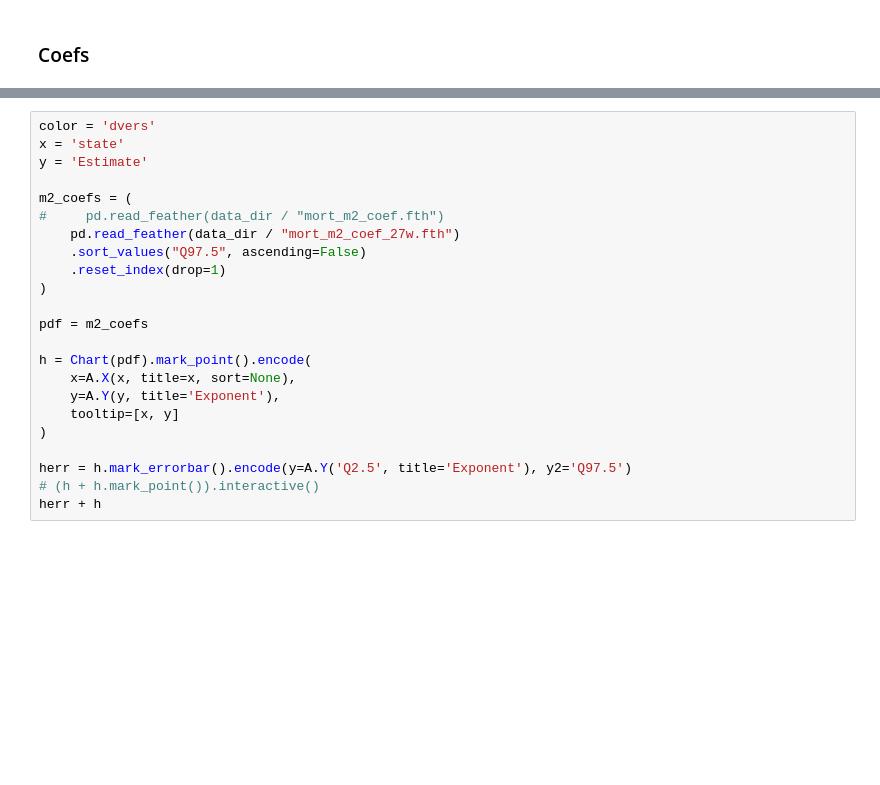
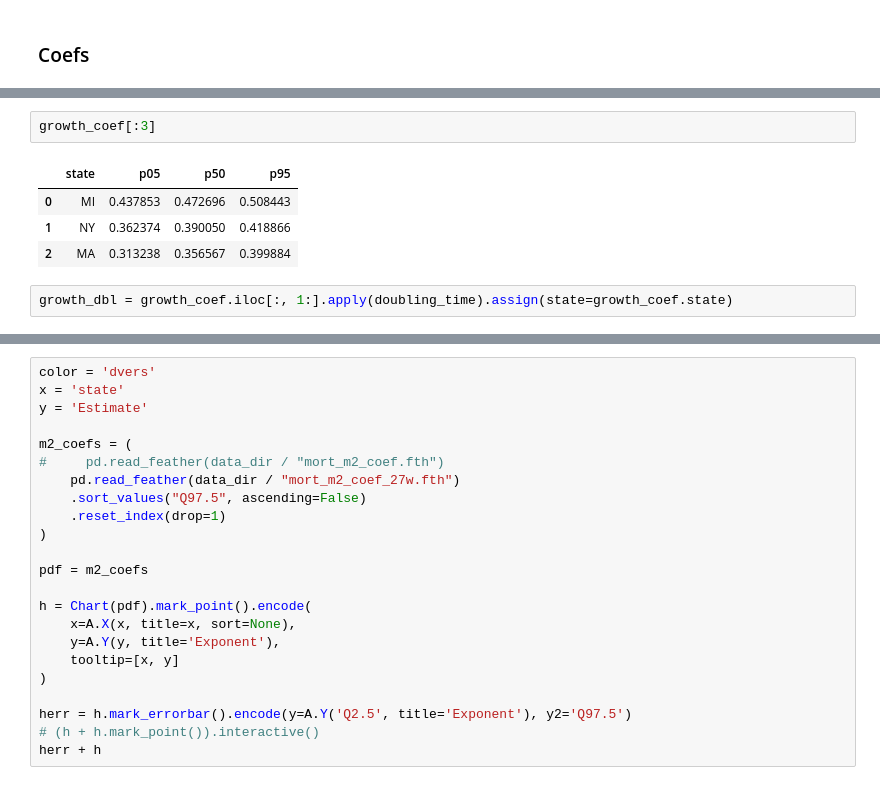
Before and after one commit to wcbeard/covid_models, a Jupyter notebook: notebooks/covid_model.ipynb, the cells around one changed output, grey strips where cells are left out. Cells and saved outputs as stored; diff of their text form; blank space fills up the shorter version.

```diff
--- a/notebooks/covid_model.ipynb
+++ b/notebooks/covid_model.ipynb
@@ -147,0 +170,9 @@ Estimate doubling rate below with rule of 72. Exponent for WA is about .05, so d
+# %%
+growth_coef[:3]
+# %% [output]
+|  | state | p05 | p50 | p95 |
+| 0 | MI | 0.437853 | 0.472696 | 0.508443 |
+| 1 | NY | 0.362374 | 0.390050 | 0.418866 |
+| 2 | MA | 0.313238 | 0.356567 | 0.399884 |
+# %%
+growth_dbl = growth_coef.iloc[:, 1:].apply(doubling_time).assign(state=growth_coef.state)
```
Also changed, not shown: parts of 8 cells of this notebook, 2 other files.
